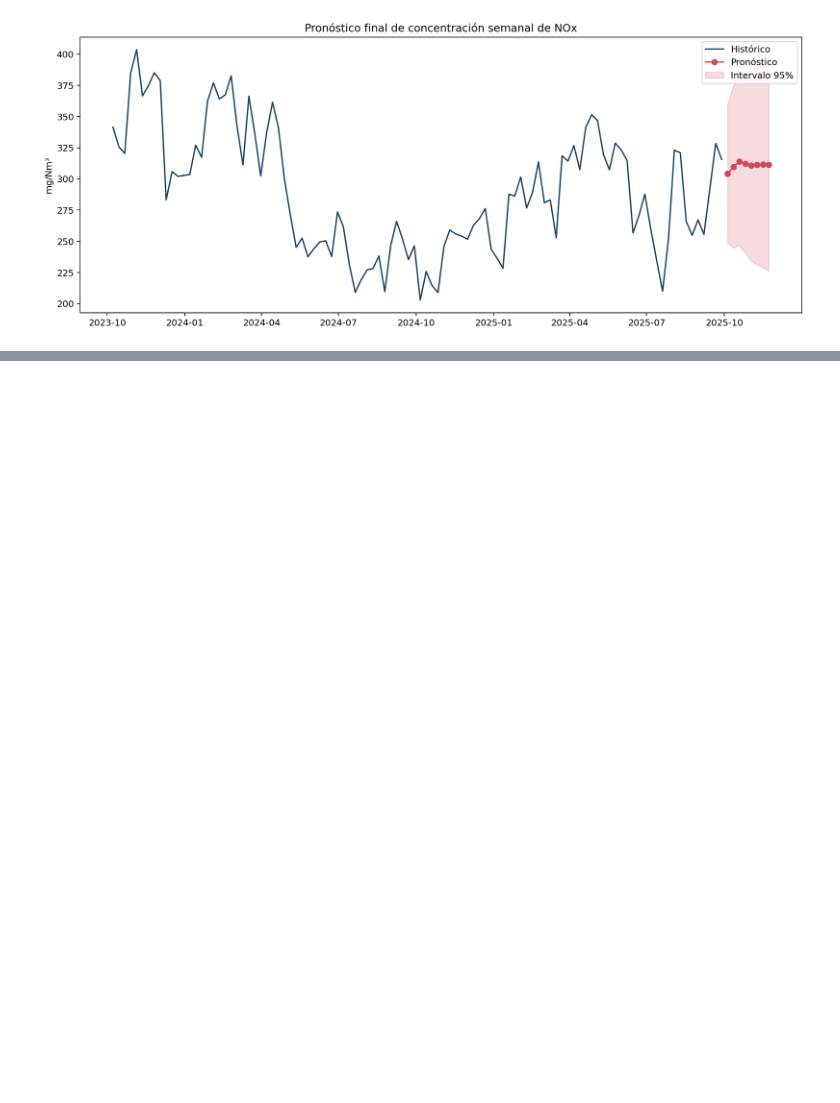
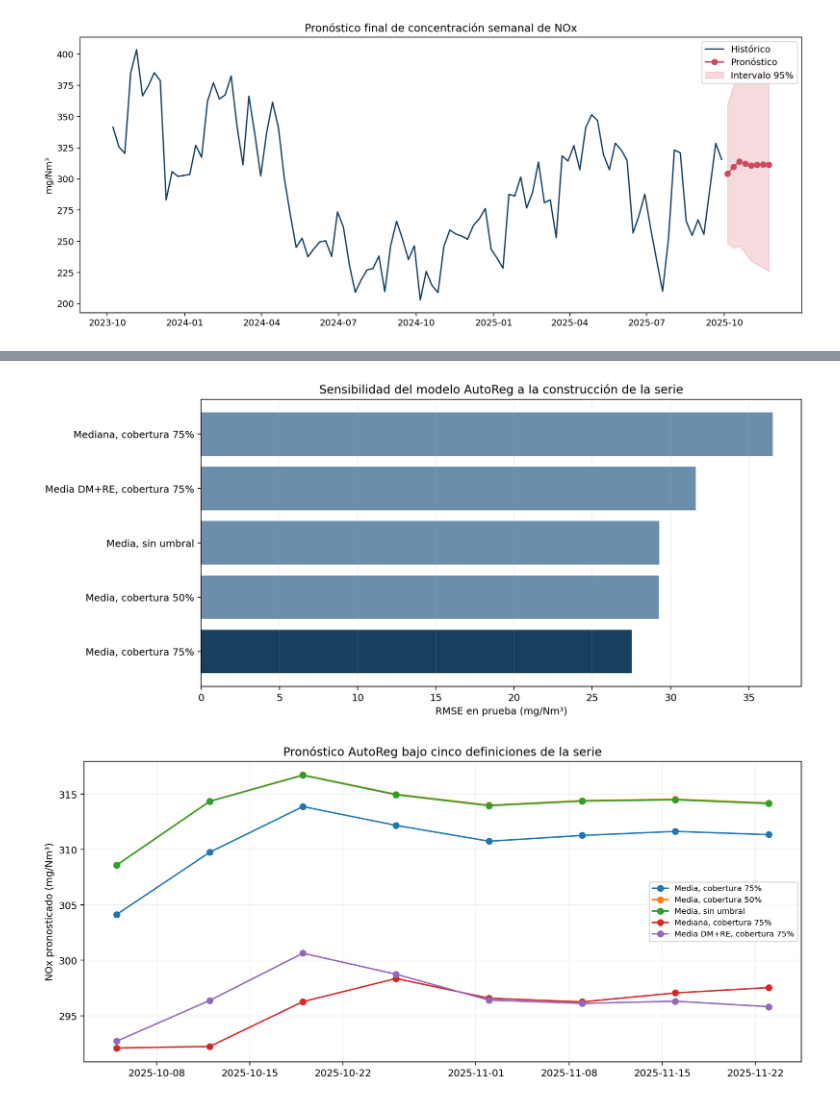
Before and after one commit to glopezr10/proyecto_series_tiempo, a Jupyter notebook: prototipo_entrega/Trabajo_Final_Series_Tiempo.ipynb, the cells around one changed output, grey strips where cells are left out. Drawn from its saved outputs; the diff is of its cells as text; code cells hidden in the pictures; blank space fills up the shorter version.

Commit message:
Agrega sensibilidad de construcción de la serie

```diff
--- a/prototipo_entrega/Trabajo_Final_Series_Tiempo.ipynb
+++ b/prototipo_entrega/Trabajo_Final_Series_Tiempo.ipynb
@@ -284,0 +289,11 @@ display(Image(filename=str(FIGURES / "07_pronostico_final.png")))
+# %%
+sensibilidad = pd.read_csv(TABLES / "12_analisis_sensibilidad.csv")
+display(sensibilidad.style.format({
+    "correlacion_con_base": "{:.3f}",
+    "validacion_RMSE": "{:.2f}", "prueba_RMSE": "{:.2f}",
+    "prueba_MAE": "{:.2f}", "ljung_p_10": "{:.3f}",
+    "ljung_p_20": "{:.3f}", "pronostico_medio_8s": "{:.2f}"
+}))
+display(Image(filename=str(FIGURES / "09_sensibilidad_construccion_serie.png")))
+display(Image(filename=str(FIGURES / "10_sensibilidad_pronostico.png")))
+# %% [output]
@@ -284,0 +306,2 @@ display(Image(filename=str(FIGURES / "07_pronostico_final.png")))
+[figure, added]
+[figure, added]
```
Also changed, not shown: parts of 21 cells of this notebook, 7 other files.
